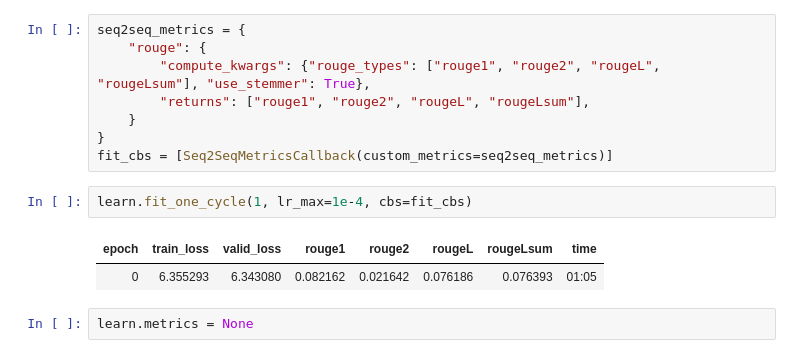
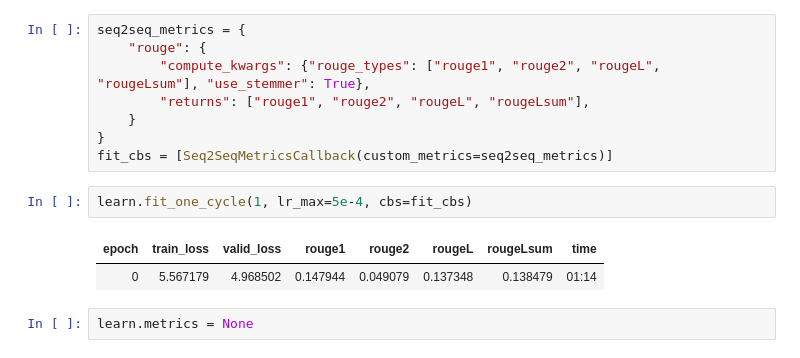
Before and after one commit to ohmeow/fsdl_2022_course_project, a Jupyter notebook: nbs/30_summarization.ipynb, the cells around one changed output. Drawn from its saved outputs; the diff is of its cells as text.

```diff
--- a/nbs/30_summarization.ipynb
+++ b/nbs/30_summarization.ipynb
@@ -259,10 +263,10 @@ seq2seq_metrics = {
 }
 fit_cbs = [Seq2SeqMetricsCallback(custom_metrics=seq2seq_metrics)]
 # %%
-learn.fit_one_cycle(1, lr_max=1e-4, cbs=fit_cbs)
+learn.fit_one_cycle(1, lr_max=5e-4, cbs=fit_cbs)
 # %% [output]
 | epoch | train_loss | valid_loss | rouge1 | rouge2 | rougeL | rougeLsum | time |
-| 0 | 6.355293 | 6.343080 | 0.082162 | 0.021642 | 0.076186 | 0.076393 | 01:05 |
+| 0 | 5.567179 | 4.968502 | 0.147944 | 0.049079 | 0.137348 | 0.138479 | 01:14 |
 # %%
 learn.metrics = None
 # %%
```
Also changed, not shown: parts of 19 cells of this notebook, 2 other files.
